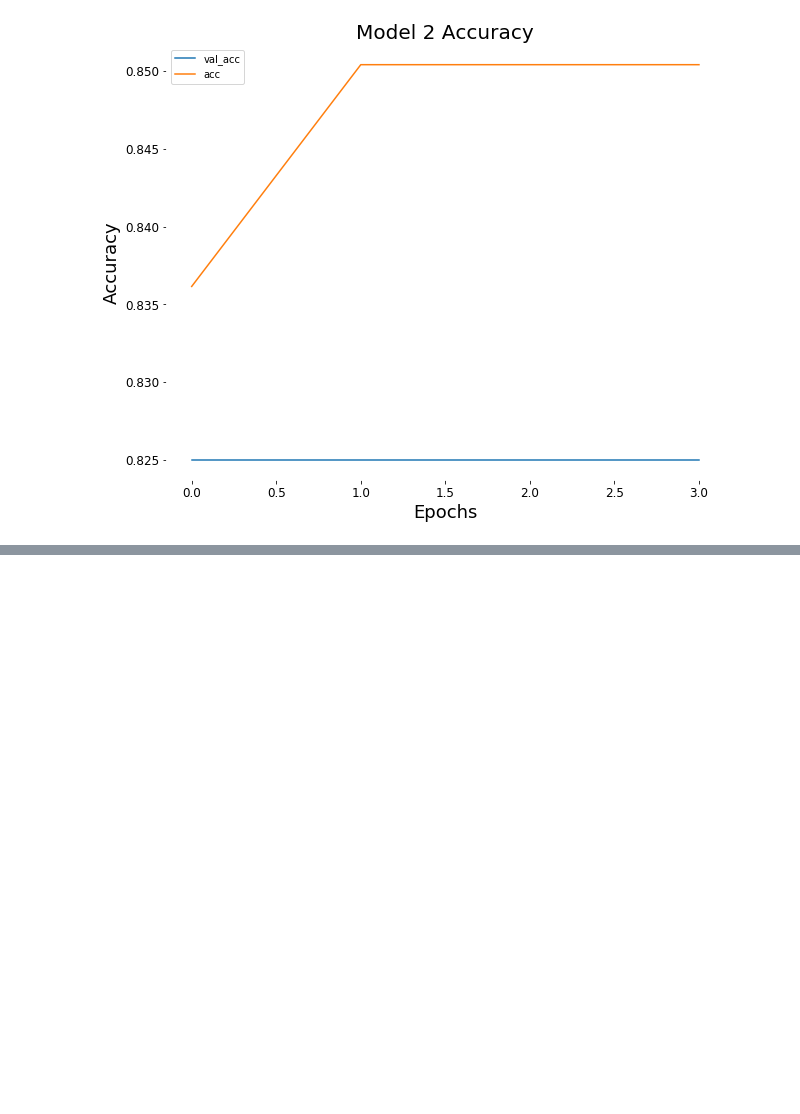
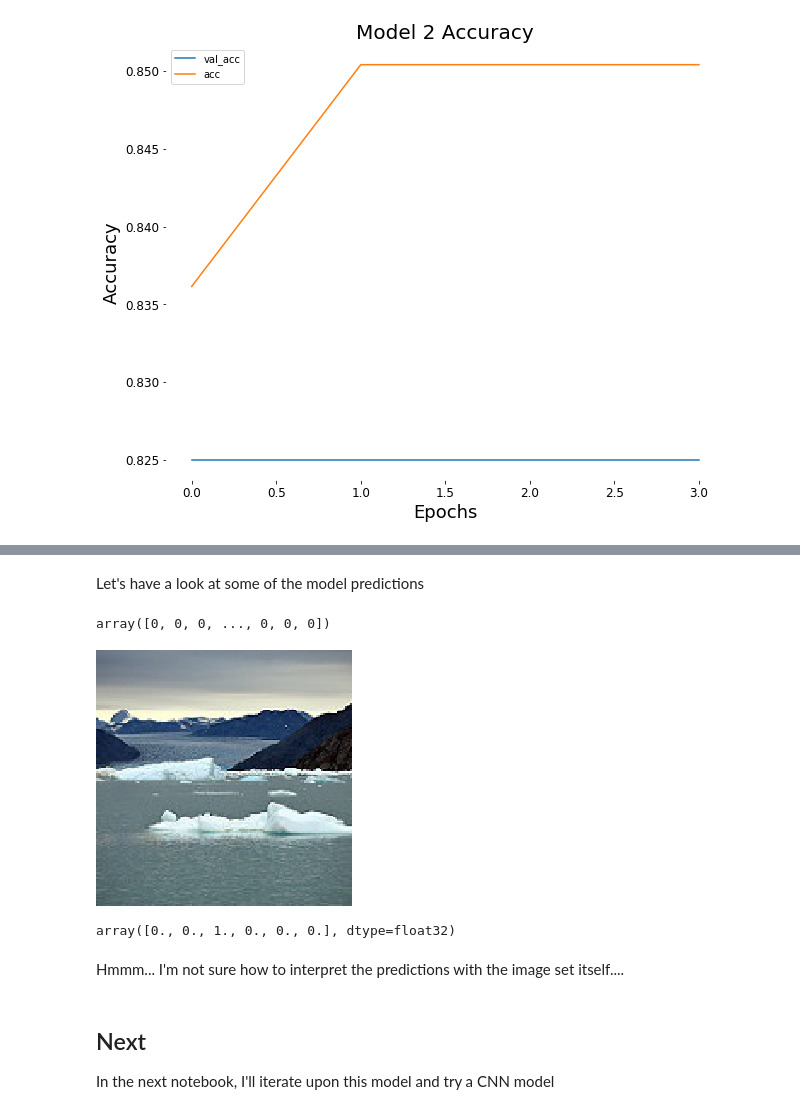
Before and after one commit to lecritch/Cene-Image-Classification, a Jupyter notebook: notebooks/modelling/02_modelling.ipynb, the cells around one changed output, grey strips where cells are left out. Drawn from its saved outputs; the diff is of its cells as text; code cells hidden in the pictures; blank space fills up the shorter version.

Commit message:
started model 3

```diff
--- a/notebooks/modelling/02_modelling.ipynb
+++ b/notebooks/modelling/02_modelling.ipynb
@@ -200,0 +225,2 @@ plt.show();
+# %% [markdown]
+Let's have a look at some of the model predictions
@@ -200,0 +229,18 @@ plt.show();
+# %%
+preds
+# %% [output]
+array([0, 0, 0, ..., 0, 0, 0])
+# %%
+array_to_img(train_images[0])
+# %% [output]
+[figure, added]
+# %%
+train_labels[0]
+# %% [output]
+array([0., 0., 1., 0., 0., 0.], dtype=float32)
+# %% [markdown]
+Hmmm... I'm not sure how to interpret the predictions with the image set itself....
+# %% [markdown]
+## Next
+
+In the next notebook, I'll iterate upon this model and try a CNN model
```
Also changed, not shown: parts of 8 cells of this notebook, 2 other files.
